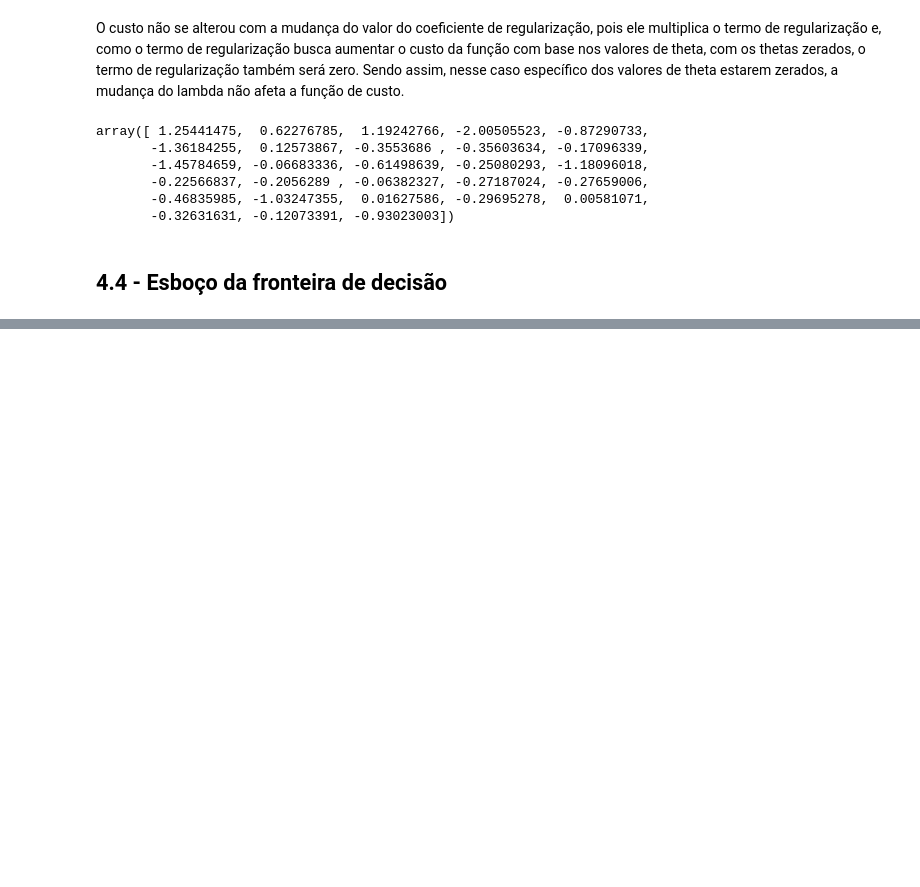
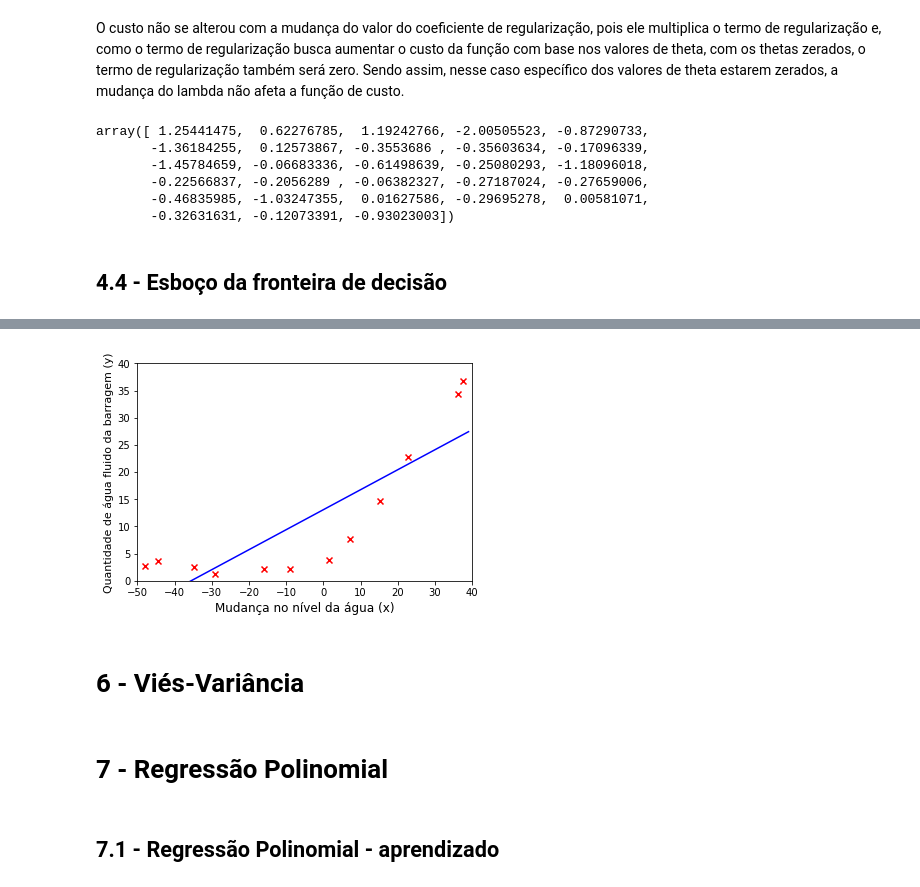
Before and after one commit to caioseda/ml-class, a Jupyter notebook: ml-t1/Trabalho1.ipynb, the cells around one changed output, grey strips where cells are left out. Saved outputs shown, nothing was run; the diff lists cells and outputs as text; code cells hidden in the pictures; blank space fills up the shorter version.

```diff
--- a/ml-t1/Trabalho1.ipynb
+++ b/ml-t1/Trabalho1.ipynb
@@ -295,0 +330,8 @@ plt.ylim((-0.9,1.2))
+# %%
+theta_min = optimize_and_plot_linearReg(X, y, theta, 0, 1000)
+# %% [output]
+[figure, added]
+# %% [markdown]
+# 6 - Viés-Variância
+# %% [markdown]
+# 7 - Regressão Polinomial
@@ -295,0 +343,2 @@ plt.ylim((-0.9,1.2))
+# %% [markdown]
+## 7.1 - Regressão Polinomial - aprendizado
```
Also changed, not shown: parts of 20 cells of this notebook, 9 other files.
